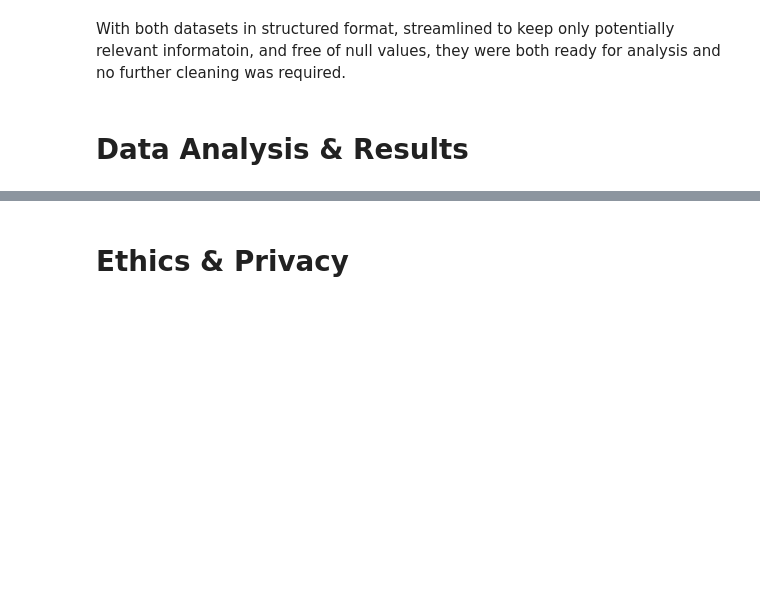
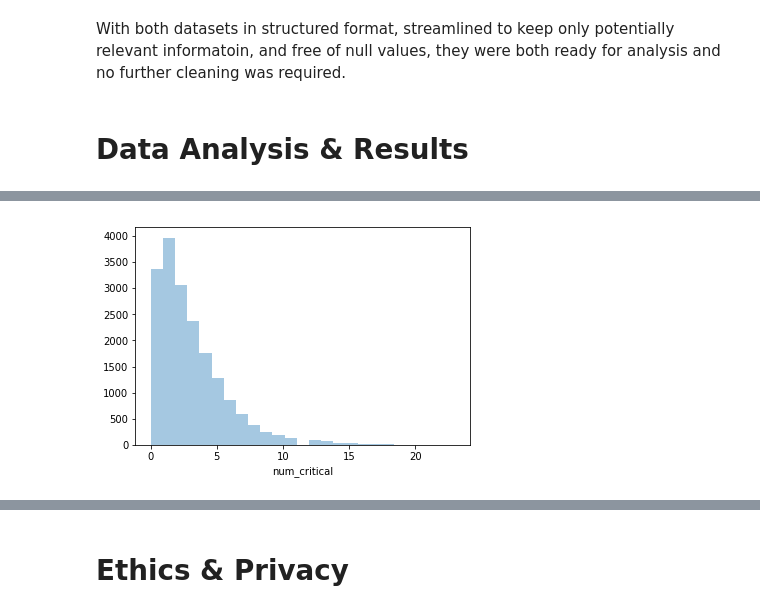
Before and after one commit to COGS108/individual_sp20, a Jupyter notebook: final_project/FinalProject_cribeiro23.ipynb, the cells around one changed output, grey strips where cells are left out. Saved outputs shown, nothing was run; the diff lists cells and outputs as text; code cells hidden in the pictures; blank space fills up the shorter version.

```diff
--- a/final_project/FinalProject_cribeiro23.ipynb
+++ b/final_project/FinalProject_cribeiro23.ipynb
@@ -144,0 +195,4 @@ Include cells that describe the steps in your data analysis.
+# %%
+sns.distplot(df_inspections['num_critical'], bins=25, kde=False);
+# %% [output]
+[figure, added]
```
Also changed, not shown: parts of 45 cells of this notebook.
